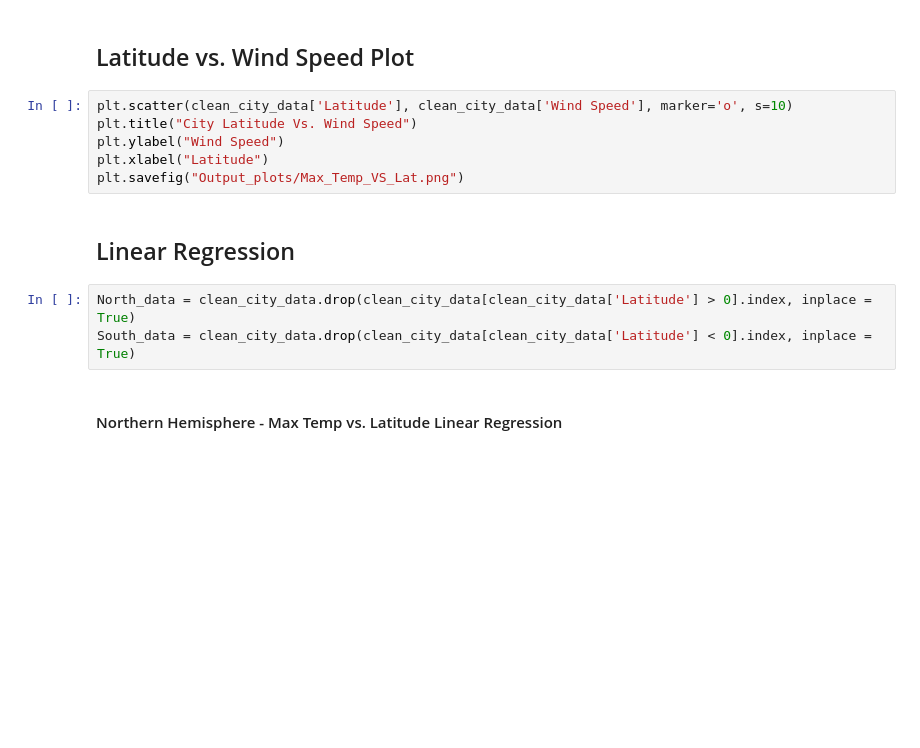
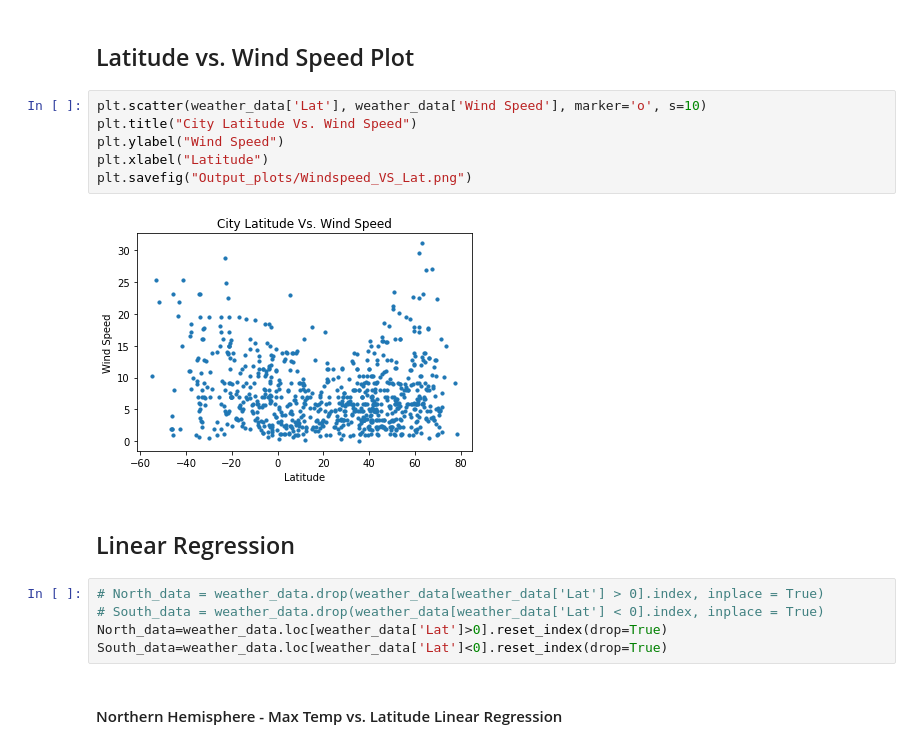
Before and after one commit to ramuir/api_python_HW, a Jupyter notebook: WeatherPy.ipynb, the cells around one changed output. Drawn from its saved outputs; the diff is of its cells as text; blank space fills up the shorter version.

```diff
--- a/WeatherPy.ipynb
+++ b/WeatherPy.ipynb
@@ -182,16 +237,20 @@ plt.savefig("Output_plots/Max_Temp_VS_Lat.png")
 # %% [markdown]
 ## Latitude vs. Wind Speed Plot
 # %%
-plt.scatter(clean_city_data['Latitude'], clean_city_data['Wind Speed'], marker='o', s=10)
+plt.scatter(weather_data['Lat'], weather_data['Wind Speed'], marker='o', s=10)
 plt.title("City Latitude Vs. Wind Speed")
 plt.ylabel("Wind Speed")
 plt.xlabel("Latitude")
-plt.savefig("Output_plots/Max_Temp_VS_Lat.png")
+plt.savefig("Output_plots/Windspeed_VS_Lat.png")
+# %% [output]
+[figure, added]
 # %% [markdown]
 ## Linear Regression
-# %%
-North_data = clean_city_data.drop(clean_city_data[clean_city_data['Latitude'] > 0].index, inplace = True)
-South_data = clean_city_data.drop(clean_city_data[clean_city_data['Latitude'] < 0].index, inplace = True)
+# %%
+# North_data = weather_data.drop(weather_data[weather_data['Lat'] > 0].index, inplace = True)
+# South_data = weather_data.drop(weather_data[weather_data['Lat'] < 0].index, inplace = True)
+North_data=weather_data.loc[weather_data['Lat']>0].reset_index(drop=True)
+South_data=weather_data.loc[weather_data['Lat']<0].reset_index(drop=True)
 # %% [markdown]
 ####  Northern Hemisphere - Max Temp vs. Latitude Linear Regression
 # %%
```
Also changed, not shown: parts of 20 cells of this notebook, 13 other files.
